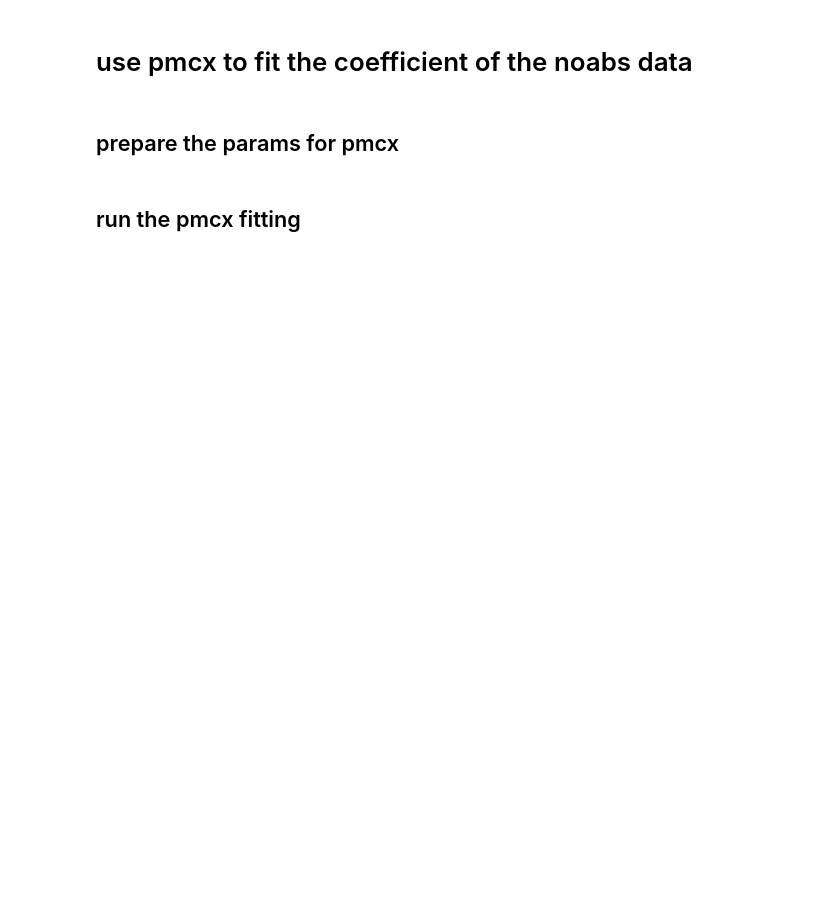
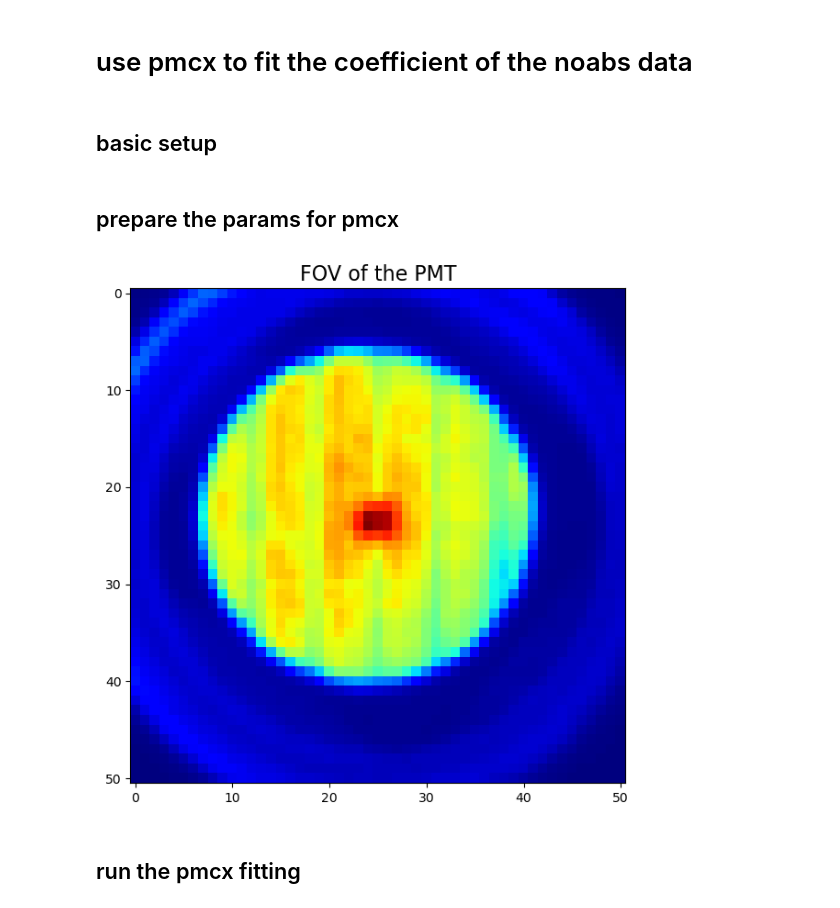
Before and after one commit to Fenrisulfr26/foam_project_pmcx, a Jupyter notebook: pmcx_fitting_sims_ipynb/pmcx_scan_fits_ZW.ipynb, the cells around one changed output. Cells and saved outputs as stored; diff of their text form; code cells hidden in the pictures; blank space fills up the shorter version.

```diff
--- a/pmcx_fitting_sims_ipynb/pmcx_scan_fits_ZW.ipynb
+++ b/pmcx_fitting_sims_ipynb/pmcx_scan_fits_ZW.ipynb
@@ -1,5 +1,7 @@
 # %% [markdown]
 # use pmcx to fit the coefficient of the noabs data
+# %% [markdown]
+## basic setup
 # %%
 import numpy as np
 import matplotlib.pyplot as plt
@@ -10,13 +12,13 @@ from cv2 import resize
 from scipy.signal import fftconvolve
 import cv2
 
-IRF = np.load(r'IRF_gain0.7_timebin15ps_2000bins_061224.npy')[:1000]
+IRF = np.load('F:/OneDrive/foam_imaging_project/pmcx_foam/experiment_data/IRF_gain0.7_timebin15ps_2000bins_061224.npy')[:1000]
 IRF = IRF - IRF[:100].mean()        # get rid of dark count
 IRF = IRF/IRF.max()
 irf_down = resize(IRF[:np.round(121*(100/15)).astype('int')], (1, 121), interpolation=cv2.INTER_NEAREST_EXACT)
 irf_down = np.squeeze(irf_down)     # get rid of extra dimension
 
-noabs = np.load(r'noabs1_gain0.7_5x5cm_31x31points_pol50deg_expo1.0sec_binWidth15ps_binNum2000_061224.npy')[:,:,:1000]
+noabs = np.load('F:/OneDrive/foam_imaging_project/pmcx_foam/experiment_data/noabs1_gain0.7_5x5cm_31x31points_pol50deg_expo1.0sec_binWidth15ps_binNum2000_061224.npy')[:,:,:1000]
 X,Y = np.meshgrid([0,15,30], [0,15,30])
 no_abs = noabs[X,Y]
 no_abs_down = np.zeros((3, 3, 121))
@@ -48,40 +50,49 @@ cfg = {'nphoton': 1e7,
        'issrcfrom0':1,
        'issavedet':1,
        'issaveref':1
        }
 
-sensitivity = np.load('sensitivity_map_gain0.7_8x8cm_51x51points_binWidth15ps_expo0.1sec_binNum2000_40deg_061224.npy').sum(2)
+sensitivity = np.load('F:/OneDrive/foam_imaging_project/pmcx_foam/experiment_data/sensitivity_map_gain0.7_8x8cm_51x51points_binWidth15ps_expo0.1sec_binNum2000_40deg_061224.npy').sum(2)
+
+plt.figure(figsize=(8,7))
+plt.imshow(sensitivity, cmap='jet')
+plt.title("FOV of the PMT", fontsize=16)
+plt.show()
+
+
 sensitivity = sensitivity/sensitivity.max()
 sensitivity = np.fliplr(sensitivity)                # flip to match the PMT view
 sensitivity = resize(sensitivity, (80,80), interpolation=cv2.INTER_LINEAR)
 sens = np.zeros((250,250))
 sens[125-40:125+40, 125-40:125+40] = sensitivity
 
-def simfn(cfg, mu_a, mu_s):
+def simfn(cfg, mu_a, mu_s, RI):
     cfg['prop'] = [[0,0,1,1],           # background
-                   [mu_a,mu_s,0,1.44]   # volume 1
+                   [mu_a,mu_s,0,RI]   # volume 1
                    ]
 
     return pmcx.run(cfg)   # pmcx.mcxlab calls pmcx.run, and postprocess res['detp'] and res['traj'] raw data into dict form
 
-def fitfn(cfg, mu_a, mu_s):
+def fitfn(cfg, mu_a, mu_s, RI):
     sim_3x3 = np.zeros((3,3,121))
     for i, posy in enumerate([150, 125, 100]):
         for j, posx in enumerate([150, 125, 100]):
             cfg['srcpos'] = [posx, posy, 0]
             print(cfg['srcpos'])
 
-            res = simfn(cfg, mu_a, mu_s)
+            res = simfn(cfg, mu_a, mu_s, RI)
 
             #==============retrieve the results via surface fluence===================
             dref_bd = res['dref'][:,:,int(vol.shape[2]-1),:]            # get the boundary value
             dref_bd_rot = np.rot90(dref_bd, k=1, axes = (0,1))          # rotate the output to get correct angle
             sim_3x3[i, j] = (dref_bd_rot*sens[:,:,None]).sum((0,1))     # only obtain the time trace
 
-            print(f'mua = {mu_a}\nmus = {mu_s}')
+            print(f'mua = {mu_a}\nmus = {mu_s}\nRI = {RI}\n')
     sim_3x3 = np.apply_along_axis(lambda m: fftconvolve(m, irf_down, mode='full'), axis=2, arr=sim_3x3)[:,:,:len(irf_down)]
     sim_3x3 = sim_3x3/sim_3x3.max()   # normalize
-    return (sim_3x3/fit_weight[:,:,None]).flatten()     # apply weight for fitting
+    return (sim_3x3/fit_weight[:,:,None]).flatten()     # histograms are normalized by the weight for fitting
+# %% [output]
+[figure, added]
 # %% [markdown]
 ## run the pmcx fitting
 # %%
```
Also changed, not shown: parts of 8 cells of this notebook, 8 other files.
